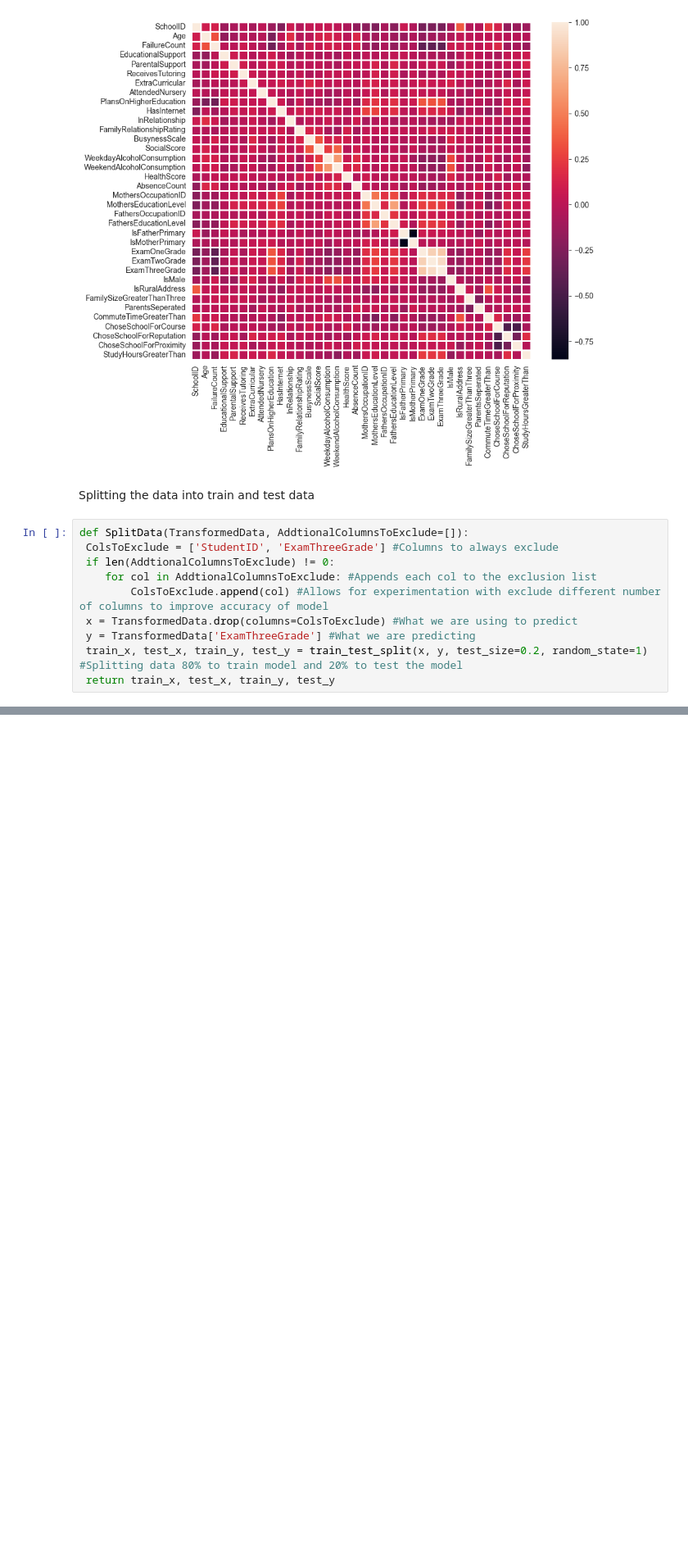
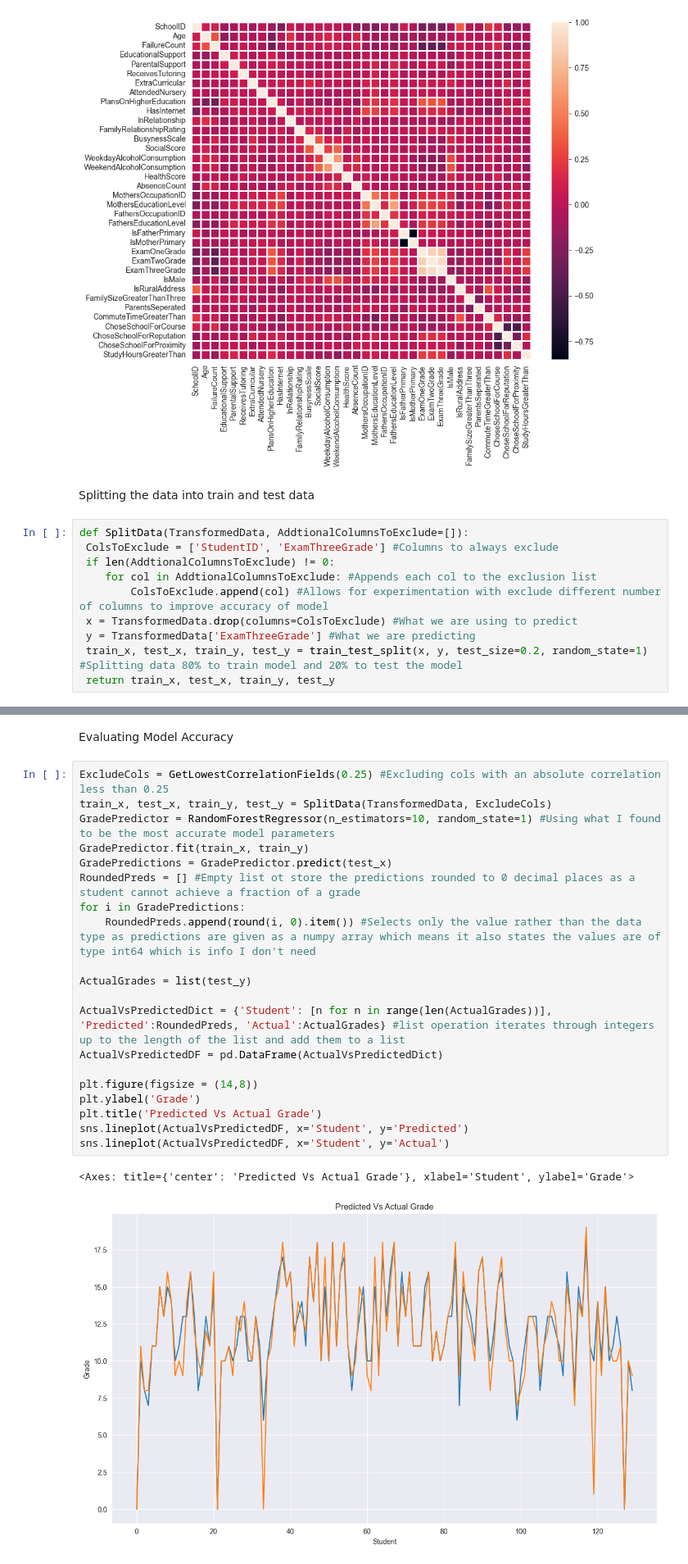
Before and after one commit to Ethan07914/StreamlitStudentDataPlatform, a Jupyter notebook: main.ipynb, the cells around one changed output, grey strips where cells are left out. Shown at 82% size. Drawn from its saved outputs; the diff is of its cells as text; blank space fills up the shorter version.

Commit message:
Evauluted performance of most accurate model and plotted predicted vs actual grades to visualise this

```diff
--- a/main.ipynb
+++ b/main.ipynb
@@ -185,0 +185,25 @@ Name: 1, dtype: float64
+# %% [markdown]
+Evaluating Model Accuracy
+# %%
+ExcludeCols = GetLowestCorrelationFields(0.25) #Excluding cols with an absolute correlation less than 0.25
+train_x, test_x, train_y, test_y = SplitData(TransformedData, ExcludeCols)
+GradePredictor = RandomForestRegressor(n_estimators=10, random_state=1) #Using what I found to be the most accurate model parameters
+GradePredictor.fit(train_x, train_y)
+GradePredictions = GradePredictor.predict(test_x)
+RoundedPreds = [] #Empty list ot store the predictions rounded to 0 decimal places as a student cannot achieve a fraction of a grade
+for i in GradePredictions:
+    RoundedPreds.append(round(i, 0).item()) #Selects only the value rather than the data type as predictions are given as a numpy array which means it also states the values are of type int64 which is info I don't need
+
+ActualGrades = list(test_y)
+
+ActualVsPredictedDict = {'Student': [n for n in range(len(ActualGrades))], 'Predicted':RoundedPreds, 'Actual':ActualGrades} #list operation iterates through integers up to the length of the list and add them to a list
+ActualVsPredictedDF = pd.DataFrame(ActualVsPredictedDict)
+
+plt.figure(figsize = (14,8))
+plt.ylabel('Grade')
+plt.title('Predicted Vs Actual Grade')
+sns.lineplot(ActualVsPredictedDF, x='Student', y='Predicted')
+sns.lineplot(ActualVsPredictedDF, x='Student', y='Actual')
+# %% [output]
+<Axes: title={'center': 'Predicted Vs Actual Grade'}, xlabel='Student', ylabel='Grade'>
+[figure, added]
```
Also changed, not shown: parts of 2 cells of this notebook.
